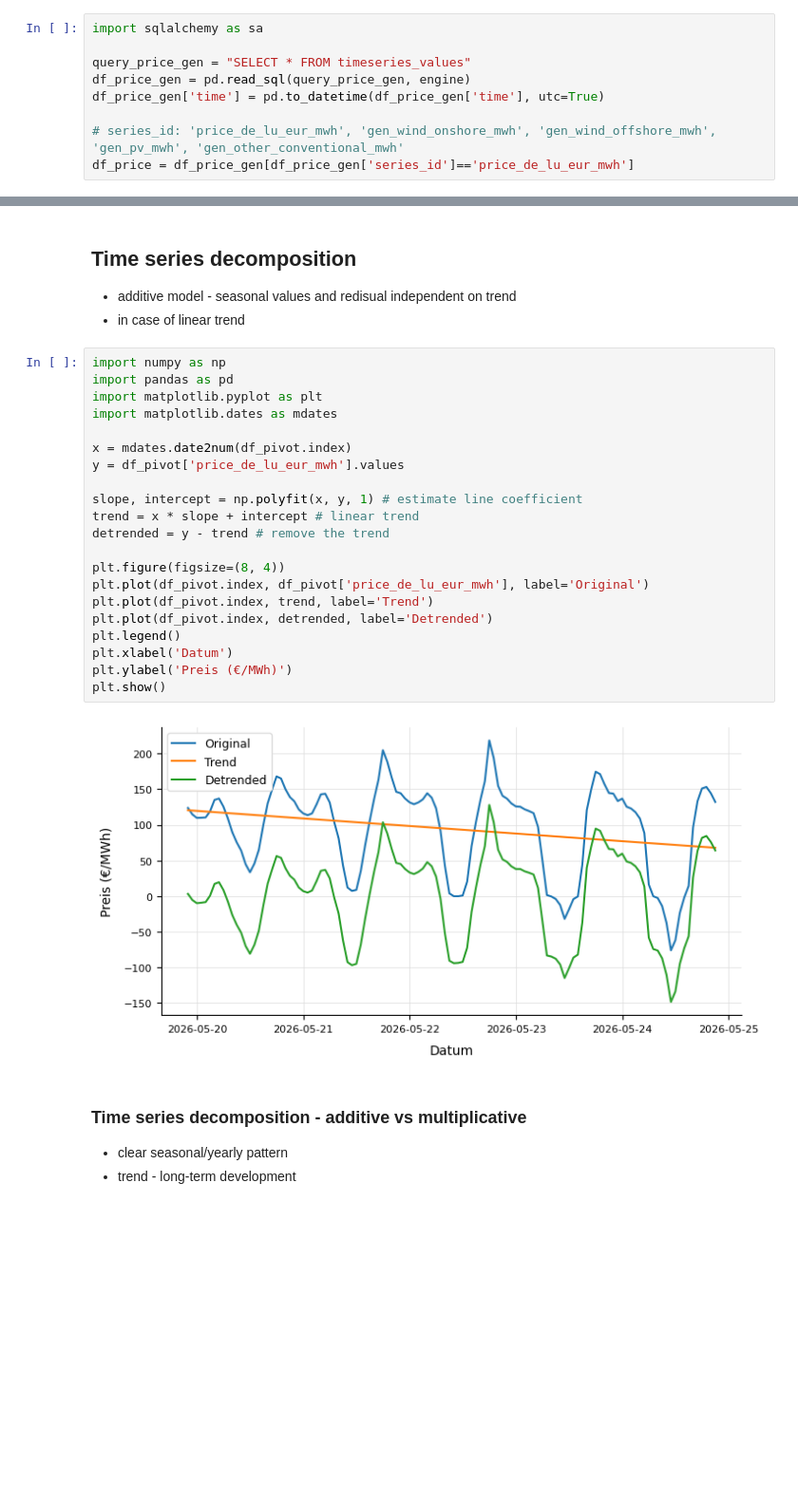
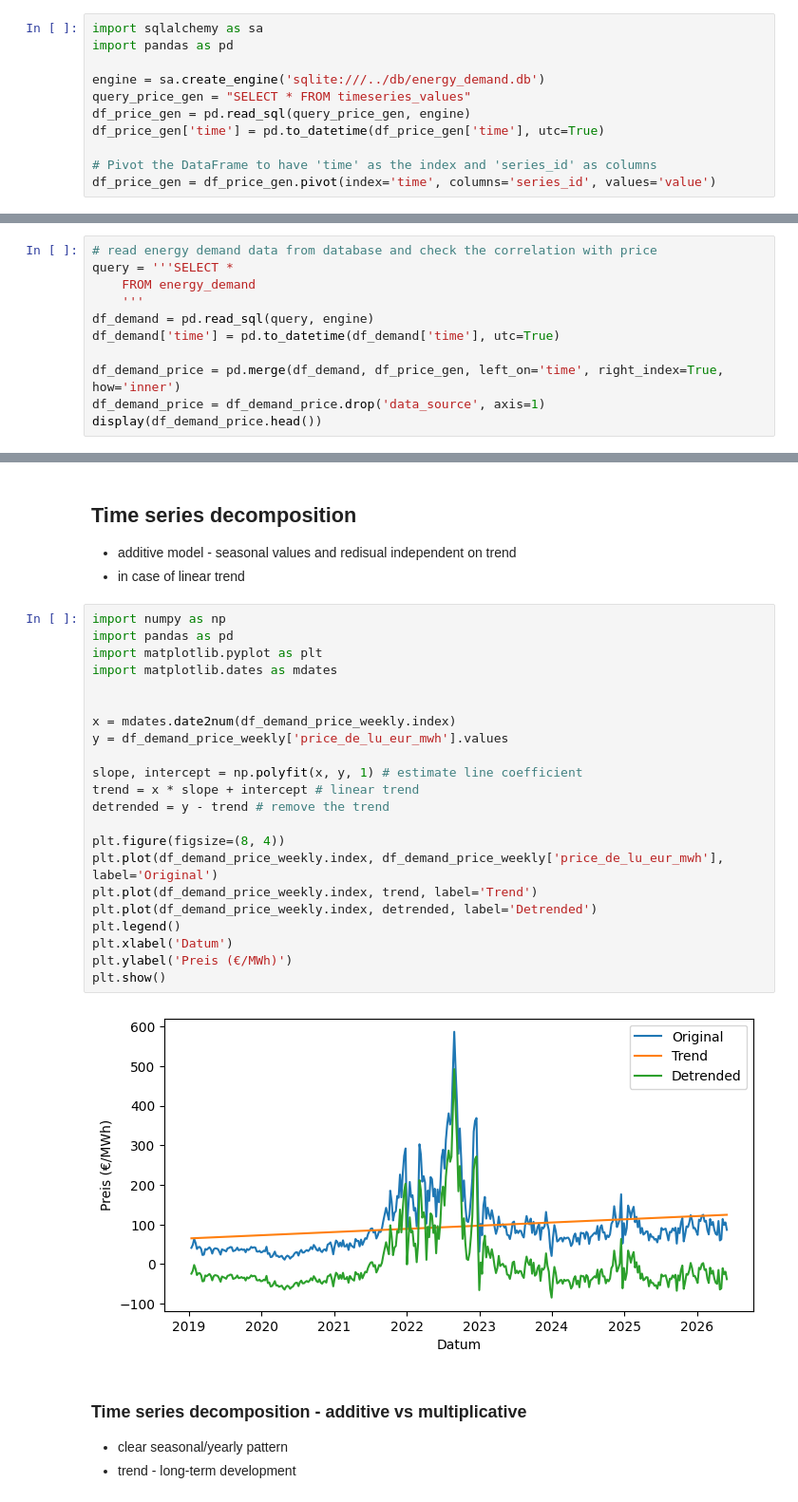
Before and after one commit to SW-oasen/electricity_price_forecast, a Jupyter notebook: notebook/01_eda_price.ipynb, the cells around one changed output, grey strips where cells are left out. Shown at 95% size. Drawn from its saved outputs; the diff is of its cells as text; blank space fills up the shorter version.

```diff
--- a/notebook/01_eda_price.ipynb
+++ b/notebook/01_eda_price.ipynb
@@ -118,10 +123,12 @@ Columns in weather:
 # %%
 import sqlalchemy as sa
+import pandas as pd
 
+engine = sa.create_engine('sqlite:///../db/energy_demand.db')
 query_price_gen = "SELECT * FROM timeseries_values"
 df_price_gen = pd.read_sql(query_price_gen, engine)
 df_price_gen['time'] = pd.to_datetime(df_price_gen['time'], utc=True)
 
-# series_id: 'price_de_lu_eur_mwh', 'gen_wind_onshore_mwh', 'gen_wind_offshore_mwh',  'gen_pv_mwh', 'gen_other_conventional_mwh'
-df_price = df_price_gen[df_price_gen['series_id']=='price_de_lu_eur_mwh']
+# Pivot the DataFrame to have 'time' as the index and 'series_id' as columns
+df_price_gen = df_price_gen.pivot(index='time', columns='series_id', values='value')
 # %%
@@ -390,3 +404,14 @@ print(f"RANSAC-Ausreißer: {outlier_mask_ransac.sum()} / {len(X)} (ohne Regel-Au
 Regelbasierte Ausreißer: 5 / 64910
 RANSAC-Inlier: 64863 / 64905 (ohne Regel-Ausreißer)
 RANSAC-Ausreißer: 42 / 64905 (ohne Regel-Ausreißer)
+# %%
+# read energy demand data from database and check the correlation with price
+query = '''SELECT *
+    FROM energy_demand
+    '''
+df_demand = pd.read_sql(query, engine)
+df_demand['time'] = pd.to_datetime(df_demand['time'], utc=True)
+
+df_demand_price = pd.merge(df_demand, df_price_gen, left_on='time', right_index=True, how='inner')
+df_demand_price = df_demand_price.drop('data_source', axis=1)
+display(df_demand_price.head())
@@ -422,26 +614,27 @@ Anzahl Noise-Punkte (Label -1): 53184 / 64863
 # %%
 import numpy as np
 import pandas as pd
 import matplotlib.pyplot as plt
 import matplotlib.dates as mdates
 
-x = mdates.date2num(df_pivot.index)
-y = df_pivot['price_de_lu_eur_mwh'].values
+
+x = mdates.date2num(df_demand_price_weekly.index)
+y = df_demand_price_weekly['price_de_lu_eur_mwh'].values
 
 slope, intercept = np.polyfit(x, y, 1) # estimate line coefficient
 trend = x * slope + intercept # linear trend
 detrended = y - trend # remove the trend
 
 plt.figure(figsize=(8, 4))
-plt.plot(df_pivot.index, df_pivot['price_de_lu_eur_mwh'], label='Original')
-plt.plot(df_pivot.index, trend, label='Trend')
-plt.plot(df_pivot.index, detrended, label='Detrended')
+plt.plot(df_demand_price_weekly.index, df_demand_price_weekly['price_de_lu_eur_mwh'], label='Original')
+plt.plot(df_demand_price_weekly.index, trend, label='Trend')
+plt.plot(df_demand_price_weekly.index, detrended, label='Detrended')
 plt.legend()
 plt.xlabel('Datum')
 plt.ylabel('Preis (€/MWh)')
 plt.show()
 # %% [output]
-[figure, old version]
+[figure, new version]
 # %% [markdown]
 ### Time series decomposition - additive vs multiplicative
 
```
Also changed, not shown: parts of 18 cells of this notebook, 27 other files.
